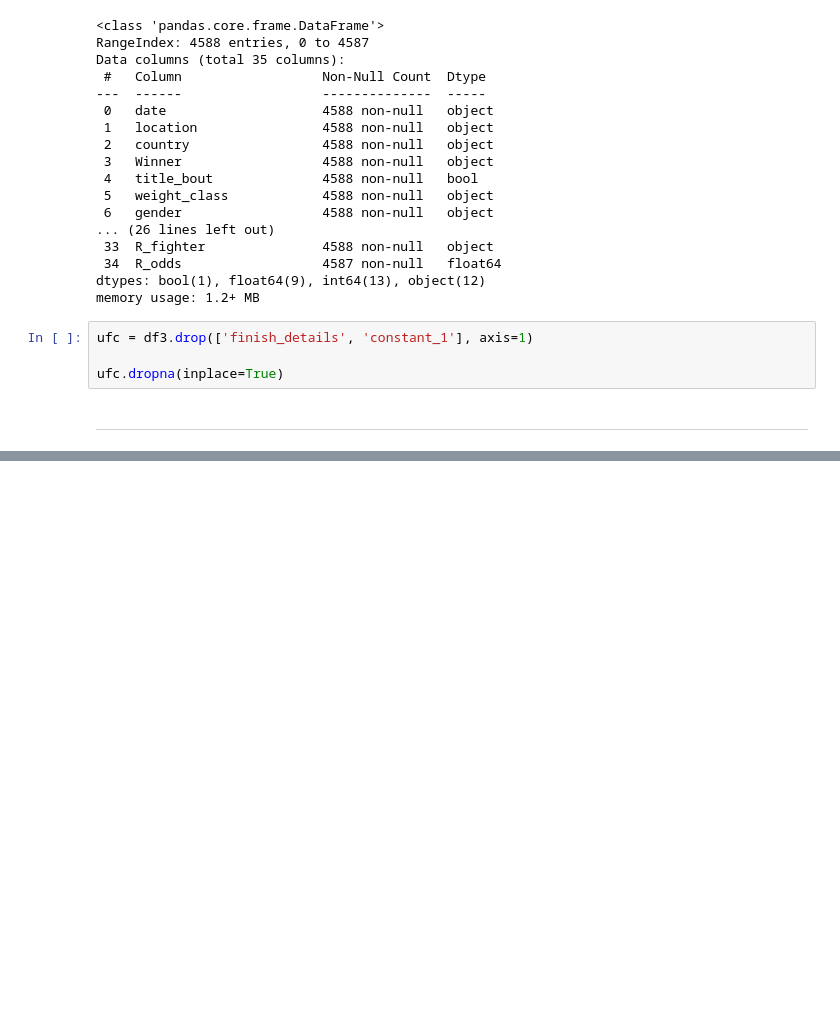
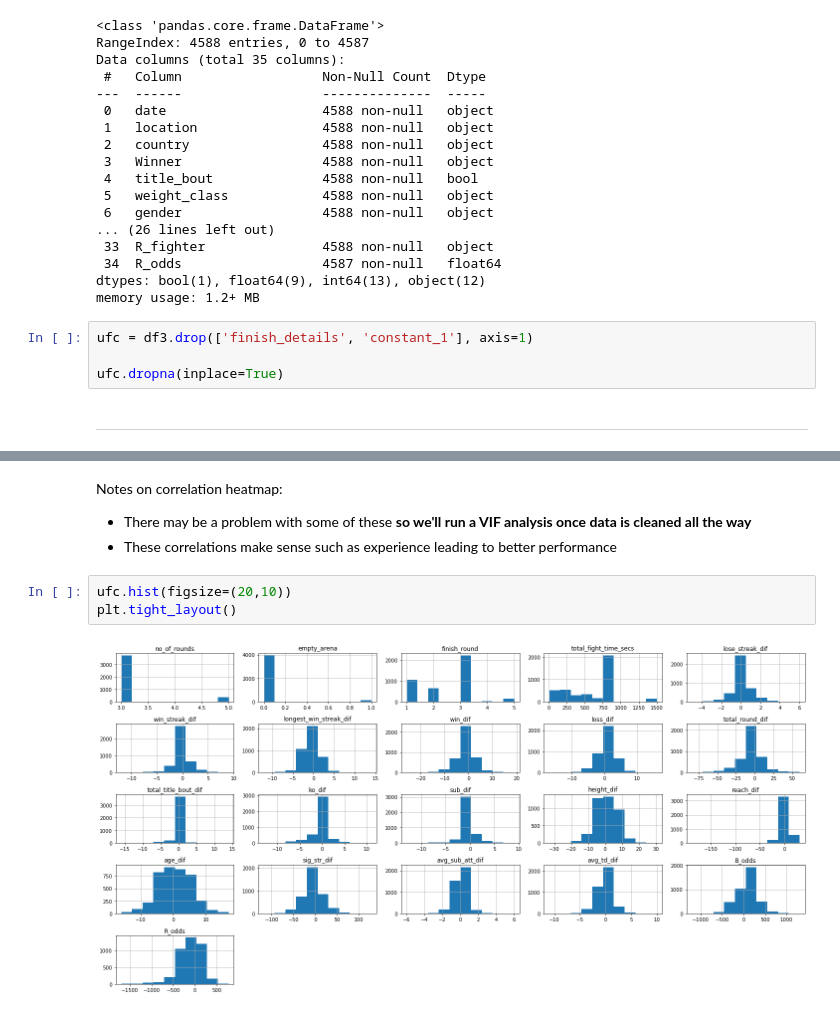
Before and after one commit to jpz129/ufc_bets, a Jupyter notebook: mma-bets/notebooks/1-exploration.ipynb, the cells around one changed output, grey strips where cells are left out. Drawn from its saved outputs; the diff is of its cells as text; blank space fills up the shorter version.

```diff
--- a/mma-bets/notebooks/1-exploration.ipynb
+++ b/mma-bets/notebooks/1-exploration.ipynb
@@ -72,0 +109,10 @@ ufc.head()
+# %% [markdown]
+Notes on correlation heatmap:
+
+* There may be a problem with some of these **so we'll run a VIF analysis once data is cleaned all the way**
+* These correlations make sense such as experience leading to better performance
+# %%
+ufc.hist(figsize=(20,10))
+plt.tight_layout()
+# %% [output]
+[figure, added]
```
Also changed, not shown: parts of 10 cells of this notebook.
